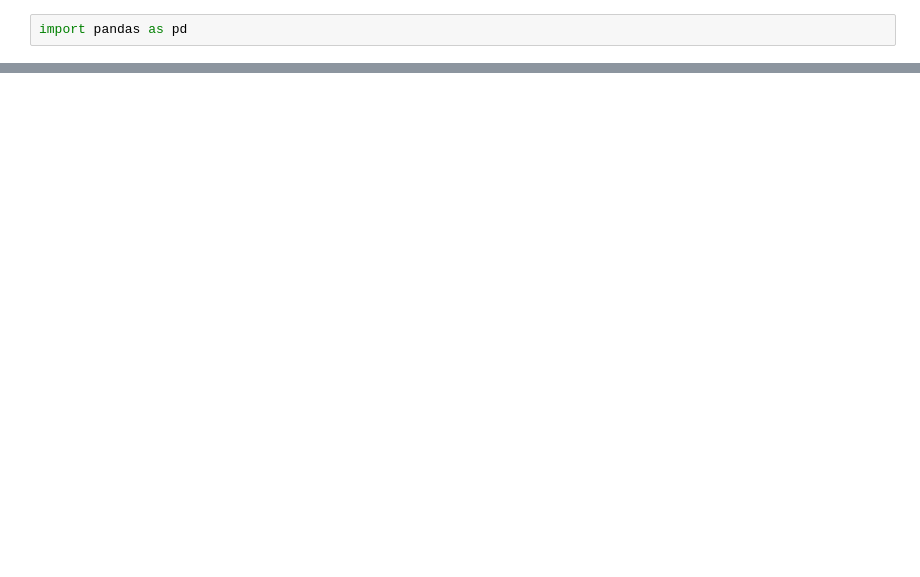
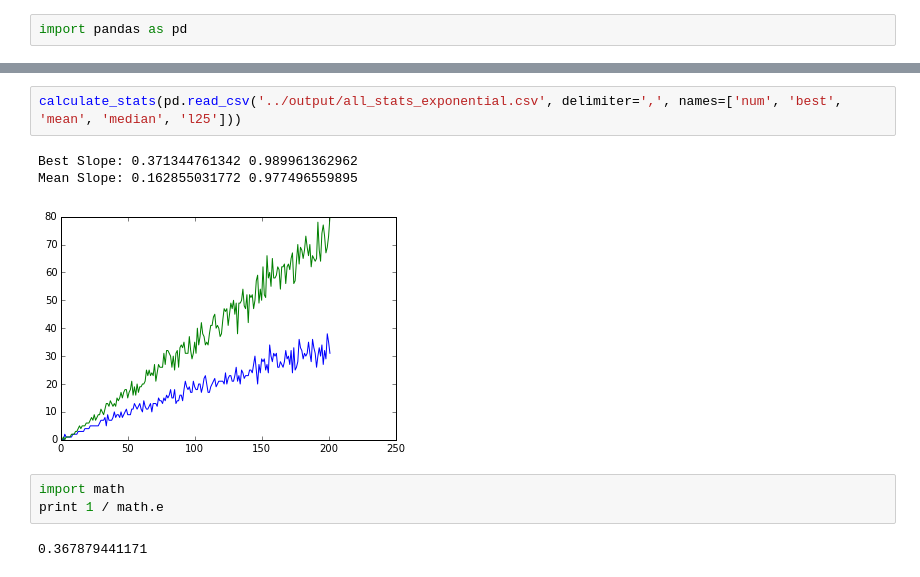
Before and after one commit to pkerpedjiev/emptypipes, a Jupyter notebook: minisites/2015-09-29-kings-jewels/notebook/jewels_analysis.ipynb, the cells around one changed output, grey strips where cells are left out. Drawn from its saved outputs; the diff is of its cells as text; blank space fills up the shorter version.

```diff
--- a/minisites/2015-09-29-kings-jewels/notebook/jewels_analysis.ipynb
+++ b/minisites/2015-09-29-kings-jewels/notebook/jewels_analysis.ipynb
@@ -29,0 +35,11 @@ ss.linregress(df['num'], df['median'])
+# %%
+calculate_stats(pd.read_csv('../output/all_stats_exponential.csv', delimiter=',', names=['num', 'best', 'mean', 'median', 'l25']))
+# %% [output]
+Best Slope: 0.371344761342 0.989961362962
+Mean Slope: 0.162855031772 0.977496559895
+[figure, added]
+# %%
+import math
+print 1 / math.e
+# %% [output]
+0.367879441171
```
Also changed, not shown: parts of 7 cells of this notebook, 4 other files.
